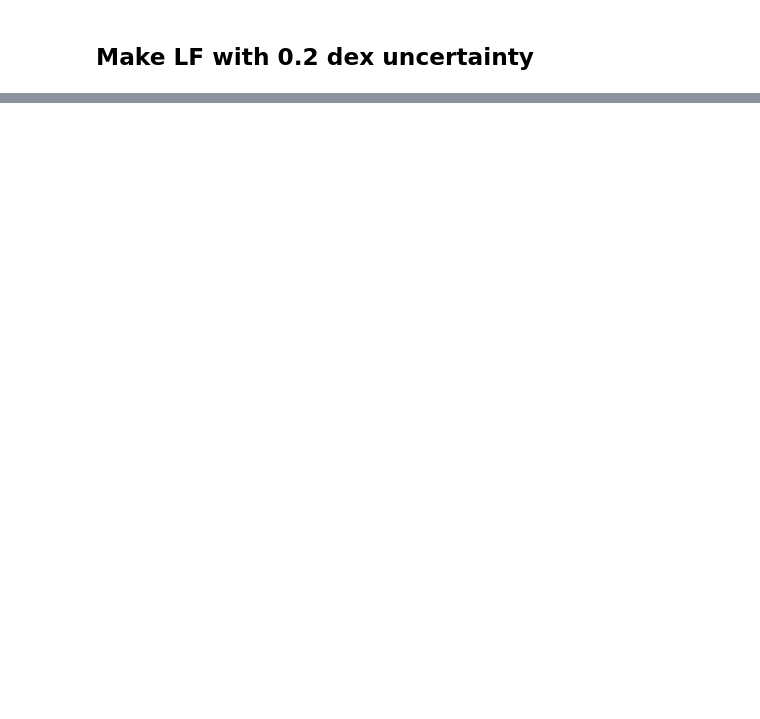
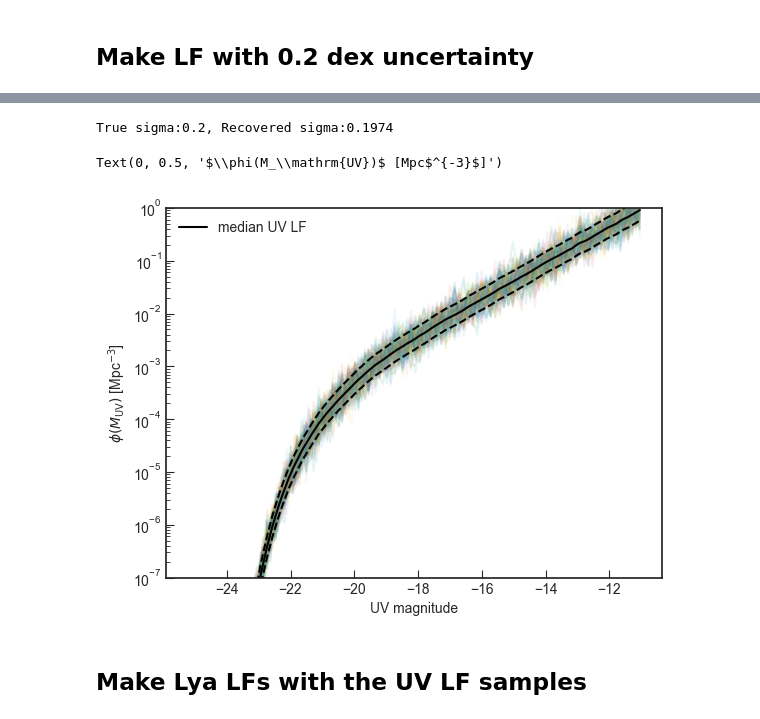
Before and after one commit to amora250/SAO-REU2020, a Jupyter notebook: CODE/test_model_uncertainty.ipynb, the cells around one changed output, grey strips where cells are left out. Cells and saved outputs as stored; diff of their text form; code cells hidden in the pictures; blank space fills up the shorter version.

```diff
--- a/CODE/test_model_uncertainty.ipynb
+++ b/CODE/test_model_uncertainty.ipynb
@@ -45,0 +66,26 @@ plt.ylim(1e-7, 1e-1)
+# %%
+# create 100 different UV LFs
+N_sample = 100
+sample_UV_LF = np.array([np.random.normal(loc=np.log10(LF_tab['ndens']), scale=log_ndens_sigma) for i in range(N_sample)])
+log_ndens_sigma_samples = np.median(np.std(sample_UV_LF, axis=0))
+print(f'True sigma:{log_ndens_sigma}, Recovered sigma:{log_ndens_sigma_samples:.4f}')
+
+# Plot each of the sample LFs
+plt.plot(LF_tab['Muv'], 10**sample_UV_LF.T, alpha=0.1)
+
+# Compare with median LF + upper + lower error bars
+ln = plt.semilogy(LF_tab['Muv'], LF_tab['ndens'], c='k', label='median UV LF')
+plt.plot(LF_tab['Muv'], ndens_l, c=ln[0].get_color(), ls='dashed')
+plt.plot(LF_tab['Muv'], ndens_u, c=ln[0].get_color(), ls='dashed')
+
+plt.legend()
+plt.ylim(1e-7, 1e0)
+
+plt.xlabel('UV magnitude')
+plt.ylabel('$\phi(M_\mathrm{UV})$ [Mpc$^{-3}$]')
+# %% [output]
+True sigma:0.2, Recovered sigma:0.1974
+Text(0, 0.5, '$\\phi(M_\\mathrm{UV})$ [Mpc$^{-3}$]')
+[figure, added]
+# %% [markdown]
+## Make Lya LFs with the UV LF samples
```
Also changed, not shown: parts of 16 cells of this notebook.
